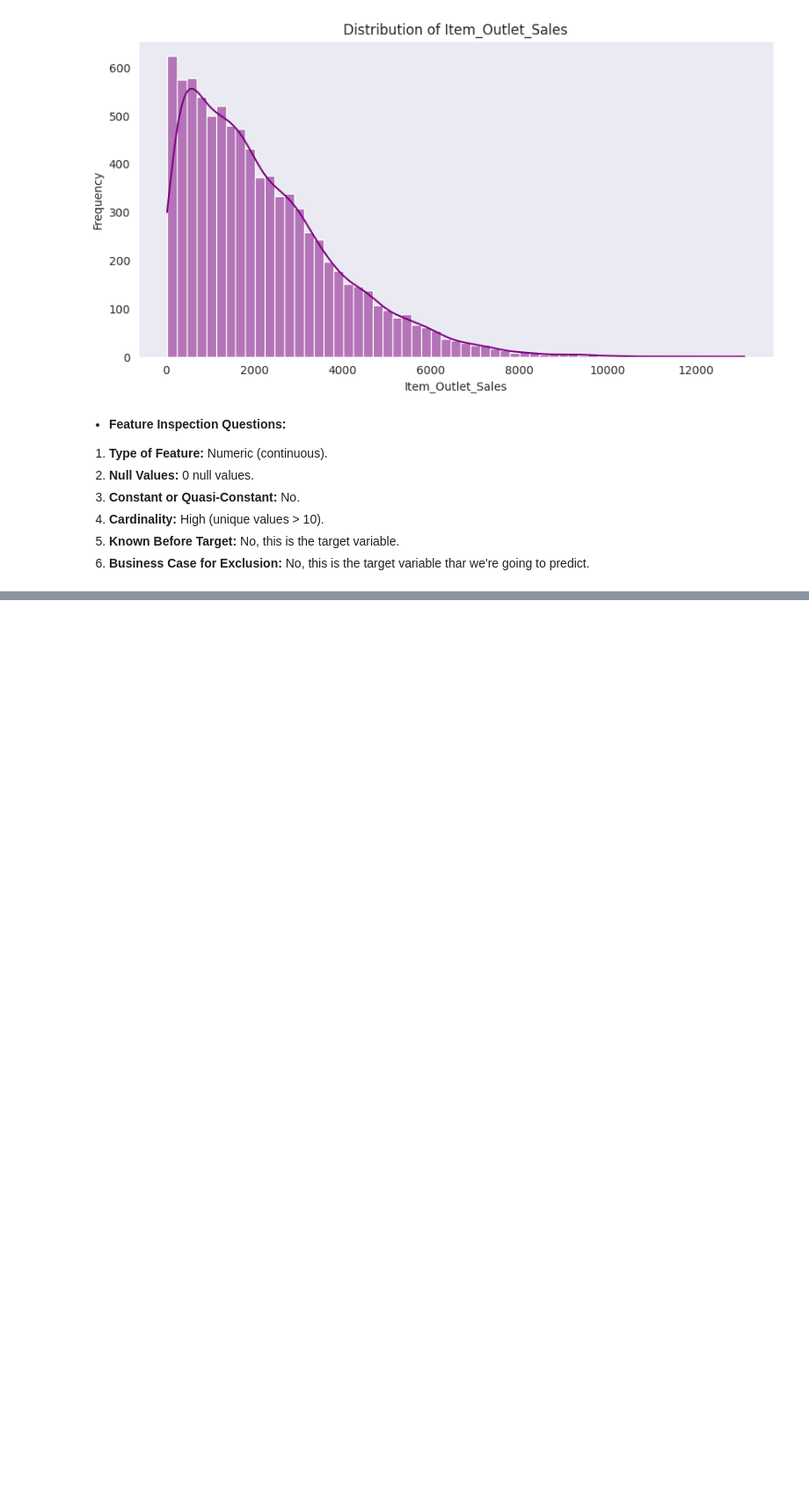
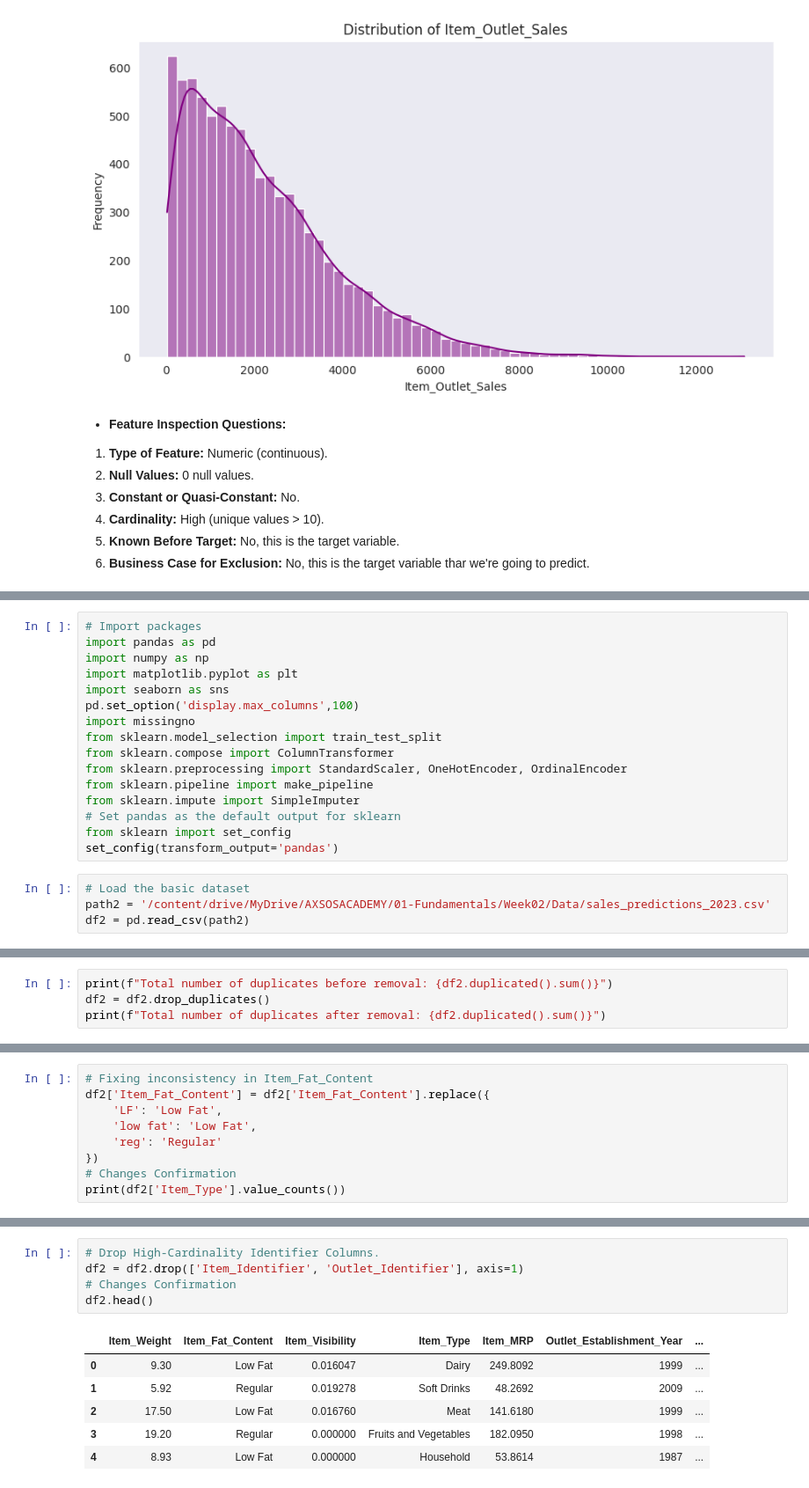
Before and after one commit to baraa-hakawati/Prediction-of-Product-Sales, a Jupyter notebook: Prediction_of_Product_Sales.ipynb, the cells around one changed output, grey strips where cells are left out. Shown at 88% size. Cells and saved outputs as stored; diff of their text form; blank space fills up the shorter version.

```diff
--- a/Prediction_of_Product_Sales.ipynb
+++ b/Prediction_of_Product_Sales.ipynb
@@ -639,0 +646,20 @@ num_featur(df, 'Item_Outlet_Sales')
+# %%
+# Import packages
+import pandas as pd
+import numpy as np
+import matplotlib.pyplot as plt
+import seaborn as sns
+pd.set_option('display.max_columns',100)
+import missingno
+from sklearn.model_selection import train_test_split
+from sklearn.compose import ColumnTransformer
+from sklearn.preprocessing import StandardScaler, OneHotEncoder, OrdinalEncoder
+from sklearn.pipeline import make_pipeline
+from sklearn.impute import SimpleImputer
+# Set pandas as the default output for sklearn
+from sklearn import set_config
+set_config(transform_output='pandas')
+# %%
+# Load the basic dataset
+path2 = '/content/drive/MyDrive/AXSOSACADEMY/01-Fundamentals/Week02/Data/sales_predictions_2023.csv'
+df2 = pd.read_csv(path2)
@@ -639,0 +697,4 @@ num_featur(df, 'Item_Outlet_Sales')
+# %%
+print(f"Total number of duplicates before removal: {df2.duplicated().sum()}")
+df2 = df2.drop_duplicates()
+print(f"Total number of duplicates after removal: {df2.duplicated().sum()}")
@@ -639,0 +704,9 @@ num_featur(df, 'Item_Outlet_Sales')
+# %%
+# Fixing inconsistency in Item_Fat_Content
+df2['Item_Fat_Content'] = df2['Item_Fat_Content'].replace({
+    'LF': 'Low Fat',
+    'low fat': 'Low Fat',
+    'reg': 'Regular'
+})
+# Changes Confirmation
+print(df2['Item_Type'].value_counts())
@@ -639,0 +732,12 @@ num_featur(df, 'Item_Outlet_Sales')
+# %%
+# Drop High-Cardinality Identifier Columns.
+df2 = df2.drop(['Item_Identifier', 'Outlet_Identifier'], axis=1)
+# Changes Confirmation
+df2.head()
+# %% [output]
+|  | Item_Weight | Item_Fat_Content | Item_Visibility | Item_Type | Item_MRP | Outlet_Establishment_Year | ... |
+| 0 | 9.30 | Low Fat | 0.016047 | Dairy | 249.8092 | 1999 | ... |
+| 1 | 5.92 | Regular | 0.019278 | Soft Drinks | 48.2692 | 2009 | ... |
+| 2 | 17.50 | Low Fat | 0.016760 | Meat | 141.6180 | 1999 | ... |
+| 3 | 19.20 | Regular | 0.000000 | Fruits and Vegetables | 182.0950 | 1998 | ... |
+| 4 | 8.93 | Low Fat | 0.000000 | Household | 53.8614 | 1987 | ... |
```
Also changed, not shown: parts of 25 cells of this notebook.
